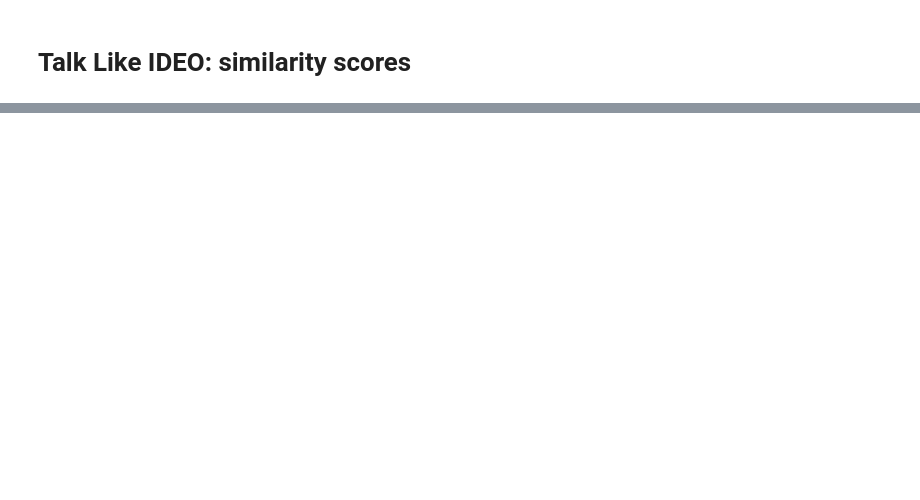
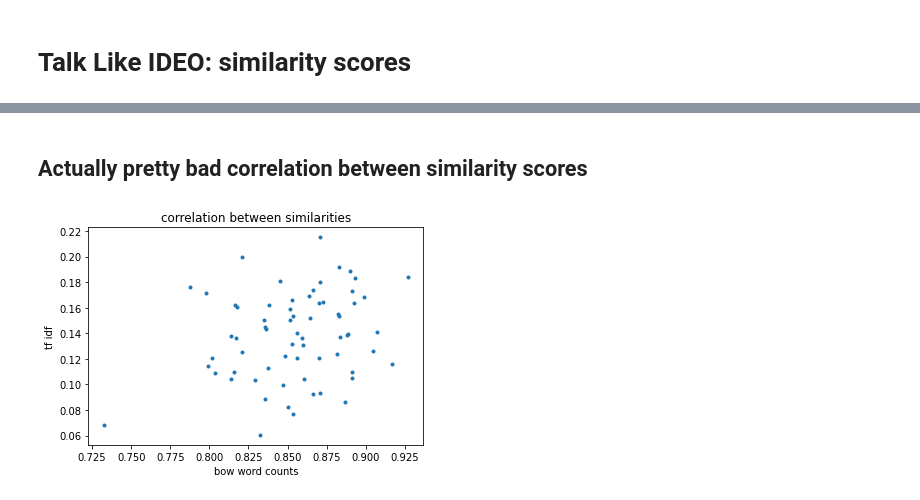
Before and after one commit to ideo/a-list, a Jupyter notebook: notebooks/6_talk_like_ideo.ipynb, the cells around one changed output, grey strips where cells are left out. Saved outputs shown, nothing was run; the diff lists cells and outputs as text; code cells hidden in the pictures; blank space fills up the shorter version.

```diff
--- a/notebooks/6_talk_like_ideo.ipynb
+++ b/notebooks/6_talk_like_ideo.ipynb
@@ -144,0 +232,13 @@ pwd
+# %% [markdown]
+## Actually pretty bad correlation between similarity scores
+# %%
+fig, ax = plt.subplots()
+ax.plot(df_index['similarity_bow'], df_index['similarity_tfidf'], '.')
+# ax.set_xlim(0, 1)
+# ax.set_ylim(0,1)
+ax.set_ylabel('tf idf')
+ax.set_xlabel('bow word counts')
+ax.set_title('correlation between similarities')
+plt.show()
+# %% [output]
+[figure, added]
```
Also changed, not shown: parts of 38 cells of this notebook.
